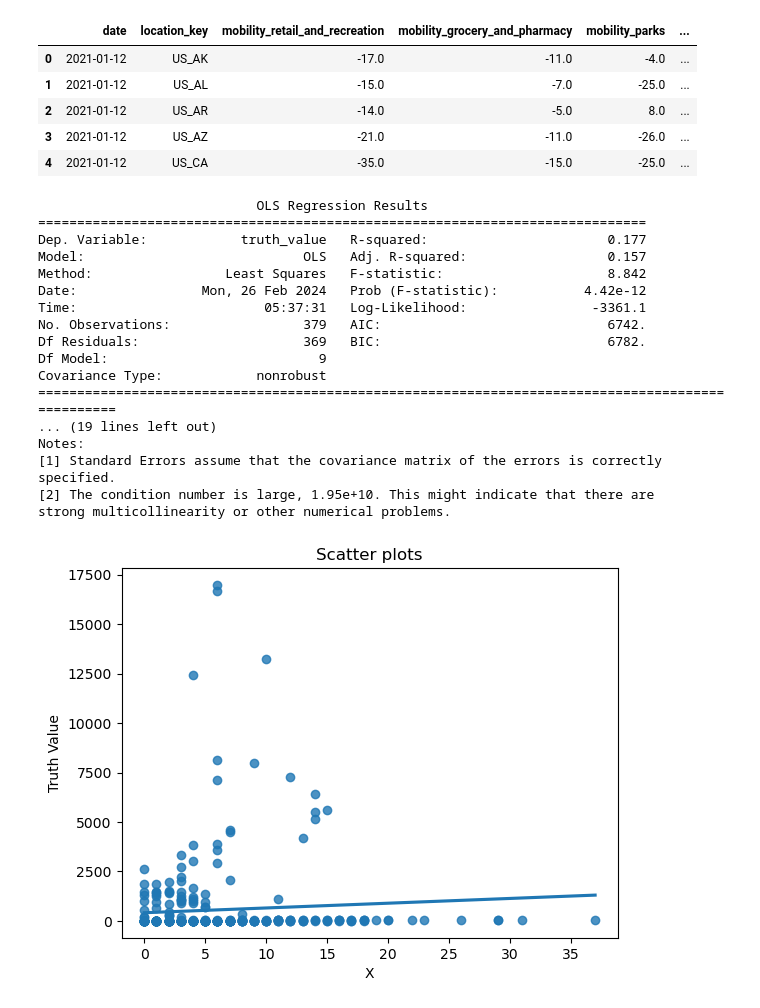
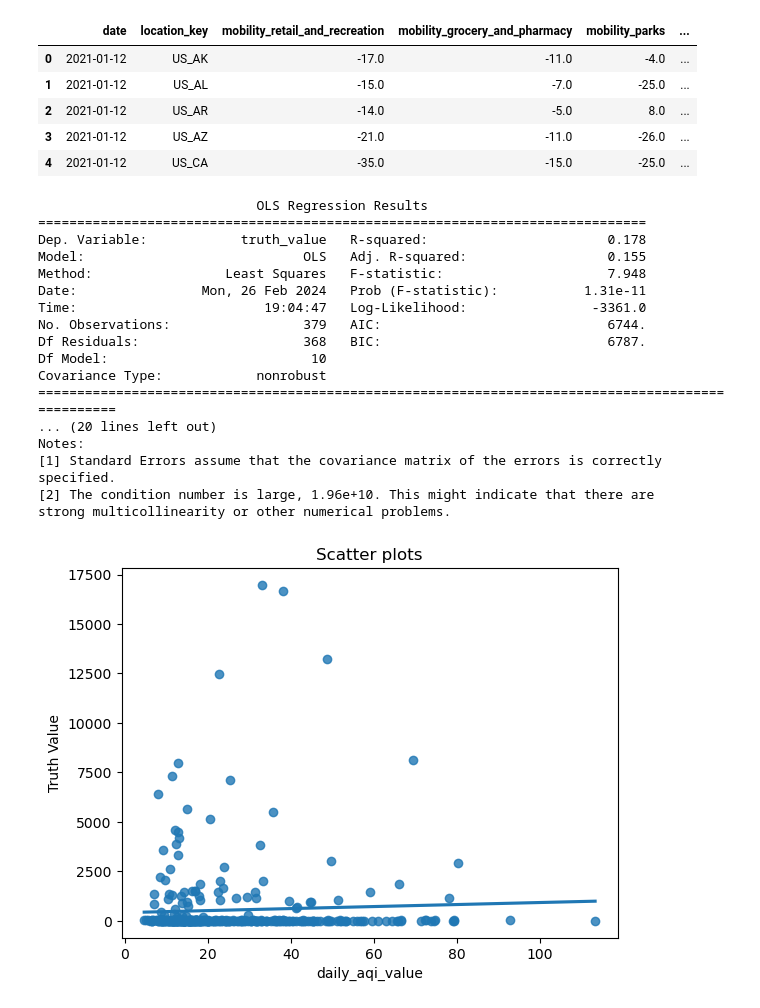
Before and after one commit to Aoyamaxx/Covid-9-TEAM, a Jupyter notebook: Weekly Goals 2 Regression.ipynb, the cells around one changed output. Cells and saved outputs as stored; diff of their text form; code cells hidden in the pictures.

```diff
--- a/Weekly Goals 2 Regression.ipynb
+++ b/Weekly Goals 2 Regression.ipynb
@@ -175,5 +201,5 @@ final_merged_df.to_csv('proccesed_data/final_merged_dataset.csv', index=False)
 # %%
-# regression on US_AK
+# MLR regression on US_AK
 
 import pandas as pd
 import numpy as np
@@ -182,57 +208,56 @@ from datetime import datetime
 
 df = pd.read_csv('proccesed_data/final_merged_dataset.csv')
 
-# Assuming df is your DataFrame
 df_ak = df[df['location_key'] == 'US_AK'].copy()
 
-# Convert 'date' from string to datetime, then to ordinal to use as a numerical variable
+# convert 'date' from string to datetime, then to ordinal to use as a numerical variable
 df_ak['date'] = pd.to_datetime(df_ak['date'])
 df_ak['date_ordinal'] = df_ak['date'].apply(lambda x: x.toordinal())
 
-# Prepare independent variables (excluding 'location_key', 'location_name')
+# independent variables
 X = df_ak[['date_ordinal', 'mobility_retail_and_recreation', 'mobility_grocery_and_pharmacy',
            'mobility_parks', 'mobility_transit_stations', 'mobility_workplaces',
-           'mobility_residential', 'cumulative_persons_vaccinated', 'new_hospitalized_patients']]
-# Add a constant for the intercept
+           'mobility_residential', 'cumulative_persons_vaccinated', 'new_hospitalized_patients', 'daily_aqi_value']]
+# constant
 X = sm.add_constant(X)
 
-# Prepare the dependent variable
+# dependent variable
 y = df_ak['truth_value']
 
-# Fit the model
+# fit the model
 model = sm.OLS(y, X).fit()
 
-# Print the summary of the model
+# summary
 print(model.summary())
 # %% [output]
                             OLS Regression Results
 ==============================================================================
-Dep. Variable:            truth_value   R-squared:                       0.177
-Model:                            OLS   Adj. R-squared:                  0.157
-Method:                 Least Squares   F-statistic:                     8.842
-Date:                Mon, 26 Feb 2024   Prob (F-statistic):           4.42e-12
-Time:                        05:37:31   Log-Likelihood:                -3361.1
-No. Observations:                 379   AIC:                             6742.
-Df Residuals:                     369   BIC:                             6782.
-Df Model:                           9
+Dep. Variable:            truth_value   R-squared:                       0.178
+Model:                            OLS   Adj. R-squared:                  0.155
+Method:                 Least Squares   F-statistic:                     7.948
+Date:                Mon, 26 Feb 2024   Prob (F-statistic):           1.31e-11
+Time:                        19:04:47   Log-Likelihood:                -3361.0
+No. Observations:                 379   AIC:                             6744.
+Df Residuals:                     368   BIC:                             6787.
+Df Model:                          10
 Covariance Type:            nonrobust
 ==================================================================================================
-... (19 lines left out)
+... (20 lines left out)
 Notes:
 [1] Standard Errors assume that the covariance matrix of the errors is correctly specified.
-[2] The condition number is large, 1.95e+10. This might indicate that there are
+[2] The condition number is large, 1.96e+10. This might indicate that there are
 strong multicollinearity or other numerical problems.
 # %%
 import matplotlib.pyplot as plt
 import seaborn as sns
 
-sns.regplot(x='new_hospitalized_patients', y='truth_value', data=df_ak, ci=None)
+sns.regplot(x='daily_aqi_value', y='truth_value', data=df_ak, ci=None)
 plt.title('Scatter plots')
-plt.xlabel('X')
+plt.xlabel('daily_aqi_value')
 plt.ylabel('Truth Value')
 plt.show()
 # %% [output]
-[figure, old version]
+[figure, new version]
 # %%
 df_ak['predicted_truth_value'] = model.predict(X)
 df_ak['residuals'] = df_ak['truth_value'] - df_ak['predicted_truth_value']
```
Also changed, not shown: parts of 5 cells of this notebook, 3 other files.
